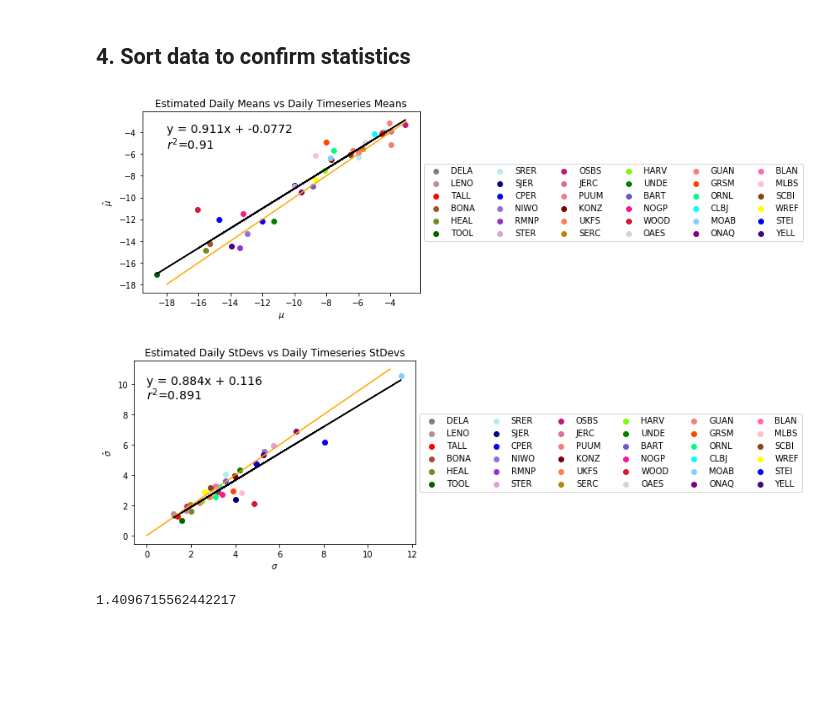
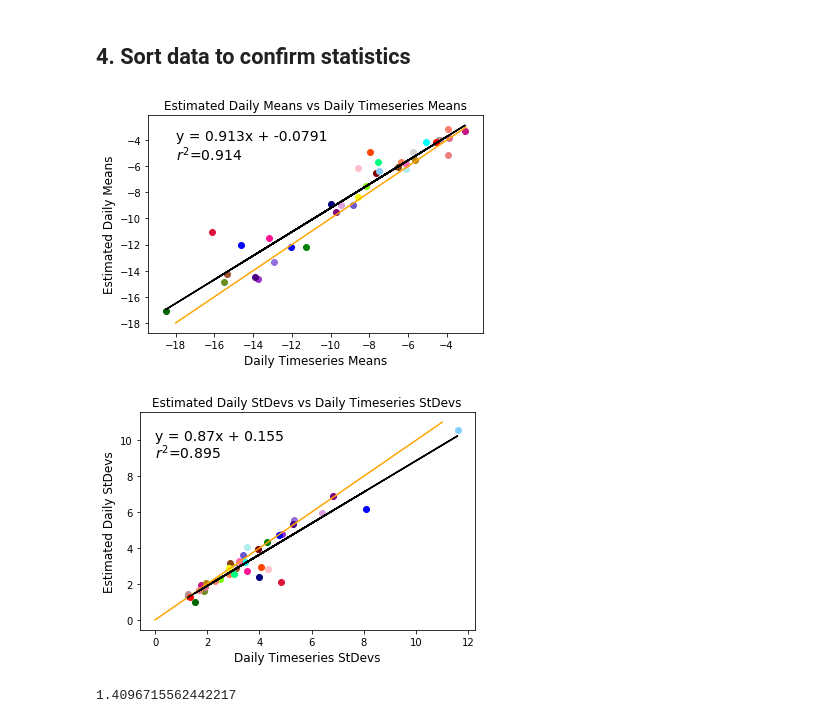
Before and after one commit to cfinkenbiner/Temporal_Downscaling_NEON_Pisotopes, a Jupyter notebook: Code_Main.ipynb, the cells around one changed output. Drawn from its saved outputs; the diff is of its cells as text; code cells hidden in the pictures; blank space fills up the shorter version.

Commit message:
more working on figures

```diff
--- a/Code_Main.ipynb
+++ b/Code_Main.ipynb
@@ -500,45 +500,45 @@ x_sigma = np.arange(0,12)
 y_sigma = x_sigma
 
 # linear regression for means
 slope_mu, intercept_mu, r_value_mu, p_value_mu, std_err_mu = stats.linregress(mu,mu_hat)
 muModeled = slope_mu*mu + intercept_mu
 r2_mu = r_value_mu**2
 
 # linear regression for stds
 slope_sigma, intercept_sigma, r_value_sigma, p_value_sigma, std_err_sigma = stats.linregress(sigma,sigma_hat)
 sigmaModeled = slope_sigma*sigma + intercept_sigma
 r2_sigma = r_value_sigma**2
 
 # plotting means
 for i in range (len(mu)):
     plt.scatter(mu[i], mu_hat[i], color=colors[i], label=sitenames[i])
 plt.plot(x_mu, y_mu, color='orange')
 plt.plot(mu, muModeled, color='black')
-plt.title("Estimated Daily Means vs Daily Timeseries Means")
-plt.xlabel("$\mu$")
-plt.ylabel("$\hat{\mu}$")
+plt.title("Estimated Daily Means vs Daily Timeseries Means", fontsize = 12)
+plt.xlabel("Daily Timeseries Means", fontsize = 12)
+plt.ylabel("Estimated Daily Means", fontsize = 12)
 plt.text(-18, -4, "y = {:.3}x + {:.3}".format(slope_mu, intercept_mu), fontsize=14)
 plt.text(-18, -5.5, "$r^2$={:.3}".format(r2_mu), fontsize=14)
-plt.legend(loc='center left', bbox_to_anchor=(1, 0.5), ncol=6)
-#plt.savefig(ROOTDIR+'/FIGURES/'+'Means', transparent=True)
+#plt.legend(loc='center left', bbox_to_anchor=(1, 0.5), ncol=6)
+plt.savefig(ROOTDIR+'/FIGURES/'+'Means', transparent=True)
 plt.show()
 
 # plotting stdevs
 for i in range (len(sigma)):
     plt.scatter(sigma[i], sigma_hat[i], color=colors[i], label=sitenames[i])
 plt.plot(x_sigma, y_sigma, color='orange')
 plt.plot(sigma, sigmaModeled, color='black')
-plt.title("Estimated Daily StDevs vs Daily Timeseries StDevs")
-plt.xlabel("$\sigma$")
-plt.ylabel("$\hat{\sigma}$")
+plt.title("Estimated Daily StDevs vs Daily Timeseries StDevs", fontsize = 12)
+plt.xlabel("Daily Timeseries StDevs", fontsize = 12)
+plt.ylabel("Estimated Daily StDevs", fontsize = 12)
 plt.text(0, 10, "y = {:.3}x + {:.3}".format(slope_sigma, intercept_sigma), fontsize=14)
 plt.text(0, 9, "$r^2$={:.3}".format(r2_sigma), fontsize=14)
-plt.legend(loc='center left', bbox_to_anchor=(1, 0.5), ncol=6)
-#plt.savefig(ROOTDIR+'/FIGURES/'+'Stds', transparent=True)
+#plt.legend(loc='center left', bbox_to_anchor=(1, 0.5), ncol=6)
+plt.savefig(ROOTDIR+'/FIGURES/'+'Stds', transparent=True)
 plt.show()
 # %% [output]
-[figure, old version]
+[figure, new version]
-[figure, old version]
+[figure, new version]
 # %%
 # calculating RMSE
 
```
Also changed, not shown: parts of 2 cells of this notebook, 44 other files.
